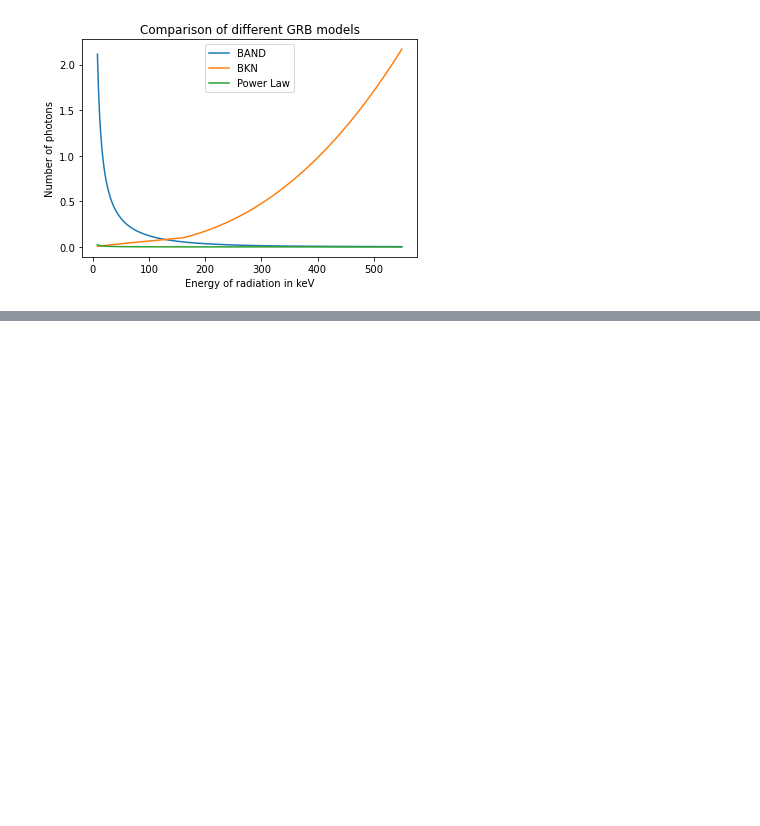
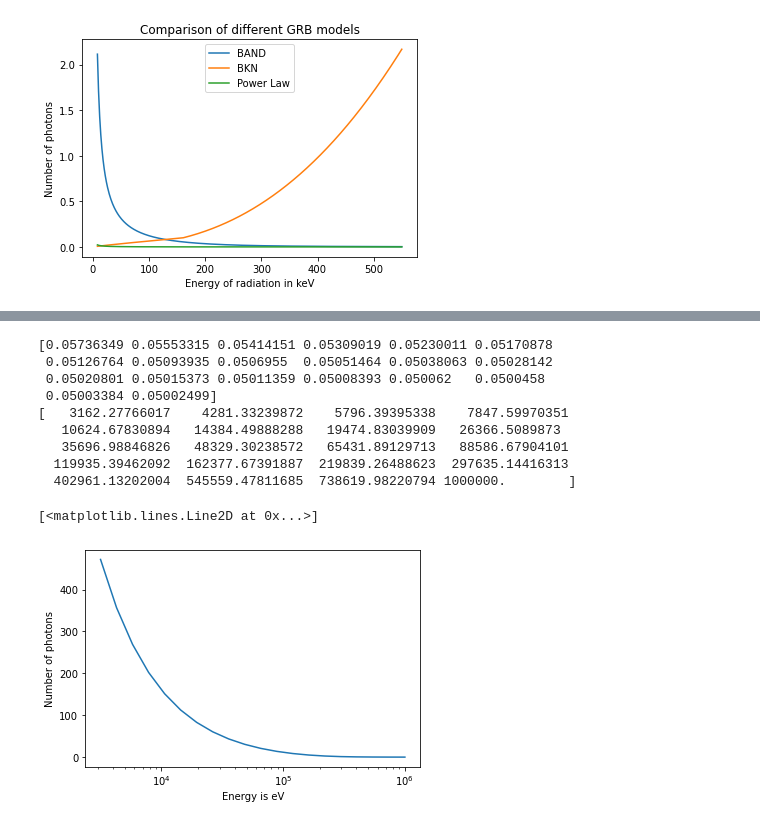
Before and after one commit to avalluvan/Gravitational-Microlensing, a Jupyter notebook: Documentation/Task 4/Femtolensing_by_Dark_Matter.ipynb, the cells around one changed output, grey strips where cells are left out. Saved outputs shown, nothing was run; the diff lists cells and outputs as text; code cells hidden in the pictures; blank space fills up the shorter version.

Commit message:
Progress in femtolensing. Reproduced geometric optics plots

```diff
--- a/Documentation/Task 4/Femtolensing_by_Dark_Matter.ipynb
+++ b/Documentation/Task 4/Femtolensing_by_Dark_Matter.ipynb
@@ -528,0 +577,34 @@ TypeError: must be real number, not function
+# %%
+alpha1 = -0.9    # Spectral index for low energies
+alpha2 = -2.5    # Spectral index for high energies
+A_BAND = 14.08         # Amplitude
+
+E_0_BAND = 160 * 1e3        # in eV
+
+E = np.logspace(0.5, 3, 20)*1e3    # in eV
+E_BAND = E
+
+delta_E = E * np.sqrt((0.05/(np.sqrt(E/1e3)))**2 + 0.05**2)
+print(delta_E/E)
+print(E)
+
+fBAND = np.where(E_BAND <= (alpha1 - alpha2)*E_0_BAND,
+                A_BAND * (E_BAND/E_0_BAND)**alpha1 * np.exp(-E_BAND/E_0_BAND),
+                A_BAND * (alpha1 - alpha2)**(alpha1 - alpha2) * (E_BAND/E_0_BAND)**alpha2 * np.exp(alpha2 - alpha1))
+
+plt.xscale('log')
+plt.xlabel('Energy is eV')
+plt.ylabel('Number of photons')
+plt.plot(E_BAND, fBAND)
+# %% [output]
+[0.05736349 0.05553315 0.05414151 0.05309019 0.05230011 0.05170878
+ 0.05126764 0.05093935 0.0506955  0.05051464 0.05038063 0.05028142
+ 0.05020801 0.05015373 0.05011359 0.05008393 0.050062   0.0500458
+ 0.05003384 0.05002499]
+[   3162.27766017    4281.33239872    5796.39395338    7847.59970351
+   10624.67830894   14384.49888288   19474.83039909   26366.5089873
+   35696.98846826   48329.30238572   65431.89129713   88586.67904101
+  119935.39462092  162377.67391887  219839.26488623  297635.14416313
+  402961.13202004  545559.47811685  738619.98220794 1000000.        ]
+[<matplotlib.lines.Line2D at 0x...>]
+[figure, added]
```
Also changed, not shown: parts of 7 cells of this notebook, 1 other file.
